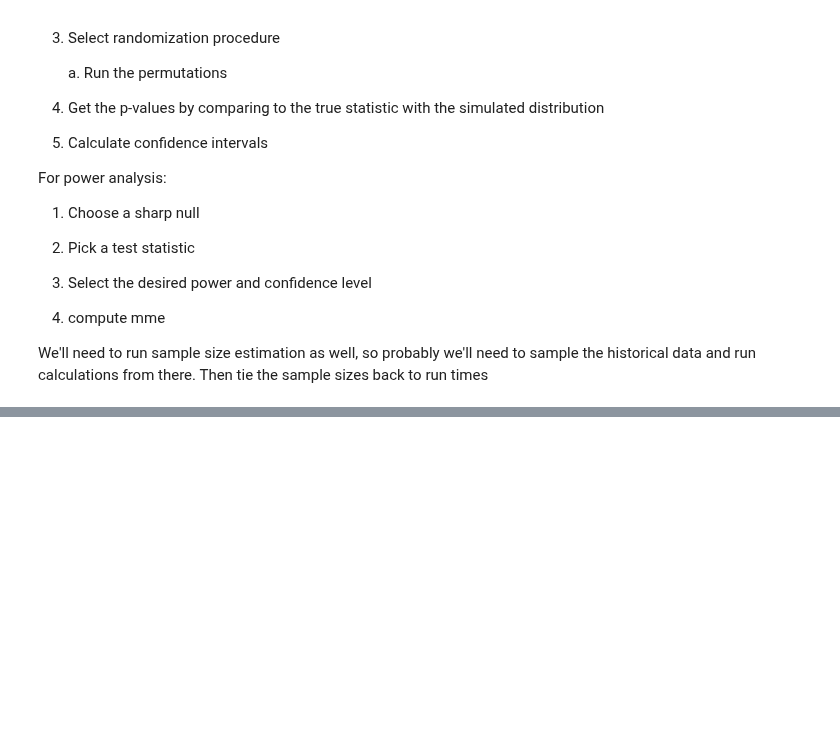
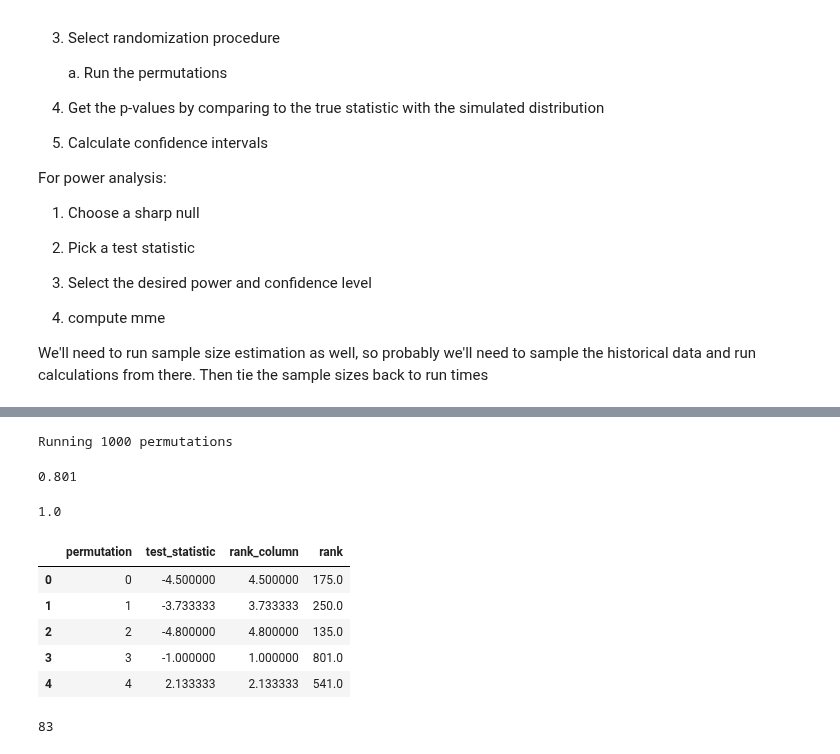
Before and after one commit to dokeeffe87/stats_utils, a Jupyter notebook: notebooks/scratch_work/dev_randomization_inference.ipynb, the cells around one changed output, grey strips where cells are left out. Cells and saved outputs as stored; diff of their text form; code cells hidden in the pictures; blank space fills up the shorter version.

Commit message:
mostly complete analysis prototype. pvalue calculations are not quite right

```diff
--- a/notebooks/scratch_work/dev_randomization_inference.ipynb
+++ b/notebooks/scratch_work/dev_randomization_inference.ipynb
@@ -286,0 +275,36 @@ class RandomizationInference:
+# %%
+test_run.experimental_analysis(df=df,
+                               sharp_null_type='additive',
+                               sharp_null_value=0,
+                               test_statistic={'function': 'difference_in_means', 'params': None},
+                               treatment_assignment_probability=0.5,
+                               outcome_column_name='y',
+                               treatment_column_name='d',
+                               treatment_name=1,
+                               control_name=0,
+                               num_permutations=1000,
+                               alternative='two-sided',
+                               confidence=0.95)
+# %% [output]
+Running 1000 permutations
+# %%
+test_run.p_val
+# %% [output]
+0.801
+# %%
+test_run.observed_test_satistic
+# %% [output]
+1.0
+# %%
+test_run.df_sims.head()
+# %% [output]
+|  | permutation | test_statistic | rank_column | rank |
+| 0 | 0 | -4.500000 | 4.500000 | 175.0 |
+| 1 | 1 | -3.733333 | 3.733333 | 250.0 |
+| 2 | 2 | -4.800000 | 4.800000 | 135.0 |
+| 3 | 3 | -1.000000 | 1.000000 | 801.0 |
+| 4 | 4 | 2.133333 | 2.133333 | 541.0 |
+# %%
+test_run.df_sims['test_statistic'].nunique()
+# %% [output]
+83
```
Also changed, not shown: parts of 20 cells of this notebook.
